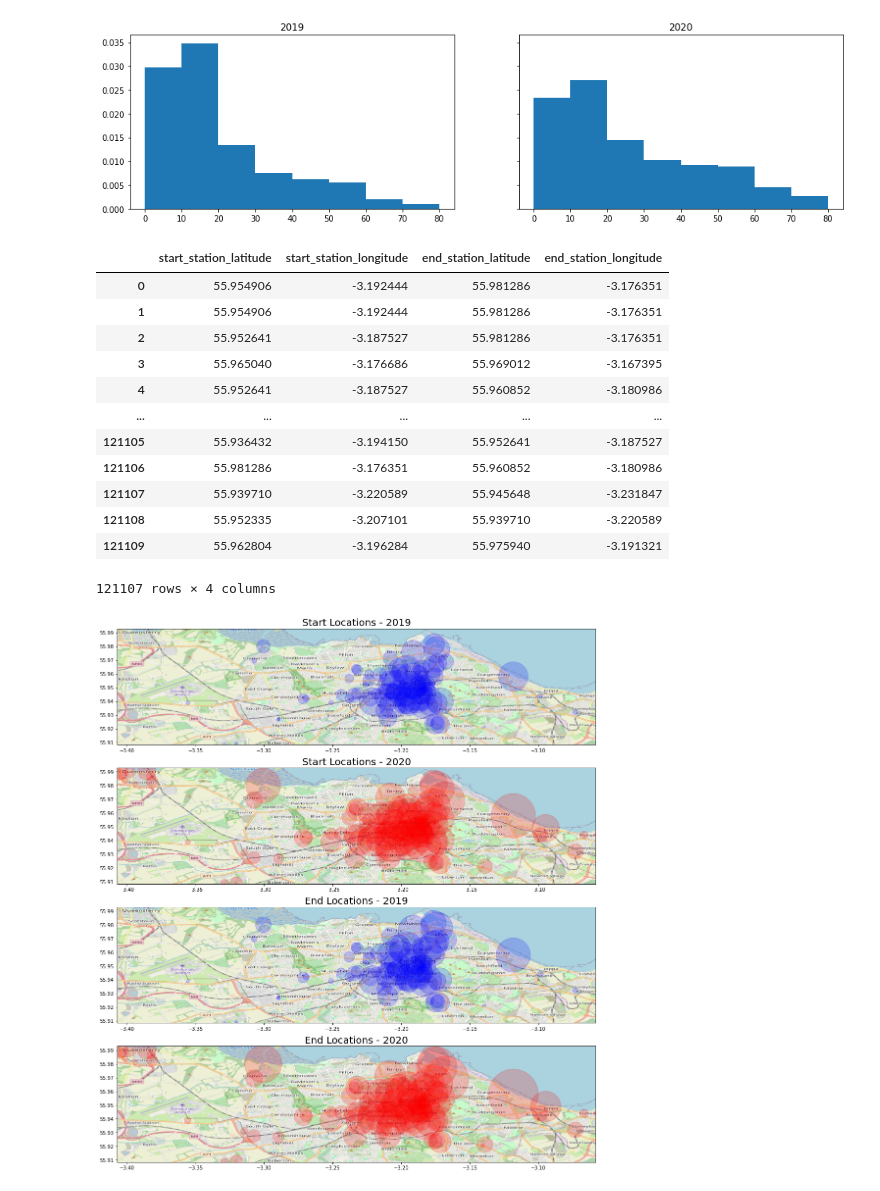
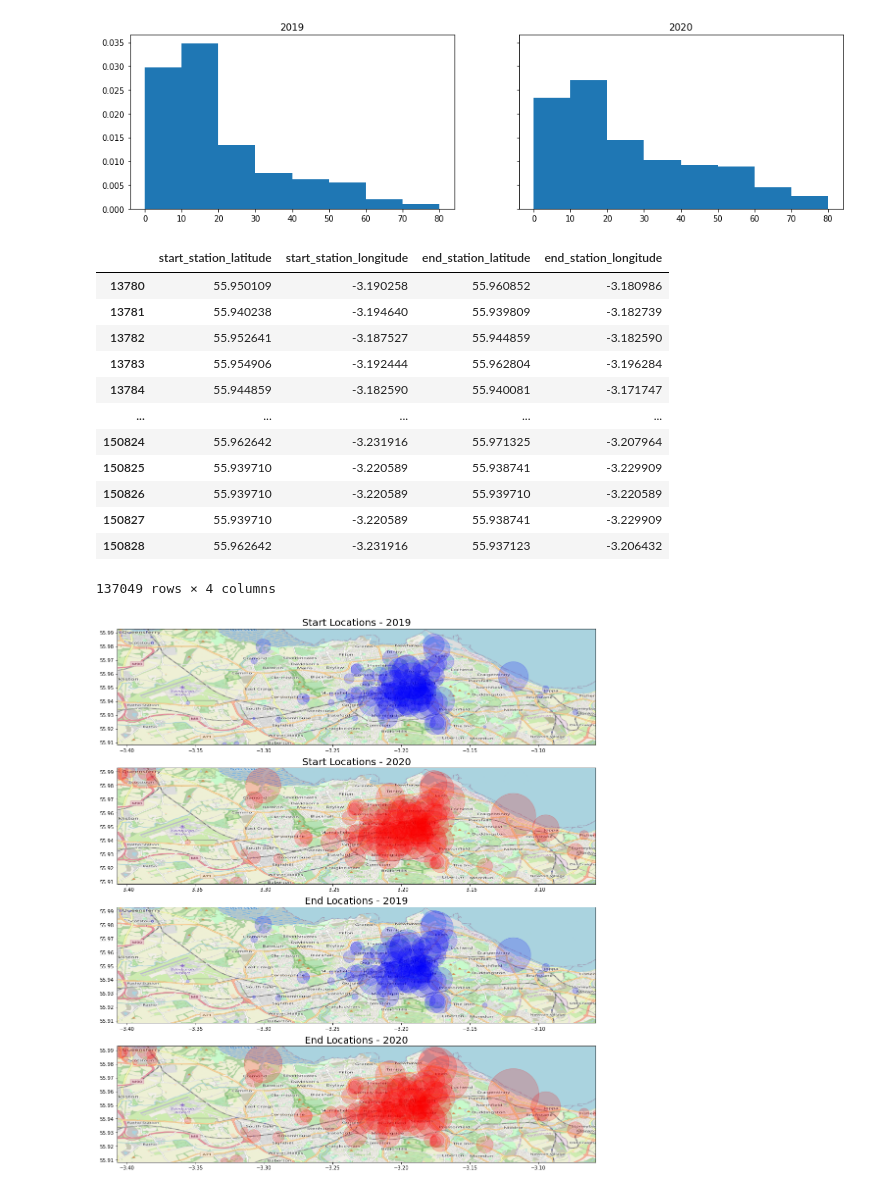
Before and after one commit to Inf2-FDS-2020-2021/final-project-apaj, a Jupyter notebook: exploring.ipynb, the cells around one changed output. Drawn from its saved outputs; the diff is of its cells as text; code cells hidden in the pictures.

Commit message:
added pre and post covid sets

```diff
--- a/exploring.ipynb
+++ b/exploring.ipynb
@@ -62,6 +62,7 @@ if False:
 trips_2019 = pd.read_pickle('datasets/trips_2019.pkl')
 trips_2020 = pd.read_pickle('datasets/trips_2020.pkl')
 trips_2021 = pd.read_pickle('datasets/trips_2021.pkl')
+all_trips = pd.concat([trips_2019, trips_2020, trips_2021], ignore_index=True)
 # %%
 trips_2021
 # %% [output]
@@ -129,0 +147,21 @@ plt.show()
+# %%
+# Creating 12 month long pre and post pandemic datasets. Lockdown started on 24th March.
+# pre_covid will contain trips from 25th March 2019 to 24th March 2020
+# post_coivd will contain trips from 25th March 2020 to 24th March 2021 *TODO, refresh when it gets to that time*
+
+timeline = {
+    'pre_covid_start' : pd.to_datetime('2019-03-25'),
+    'pre_covid_end'   : pd.to_datetime('2020-03-24'),
+    'post_covid_start': pd.to_datetime('2020-03-25'),
+    'post_covid_end'  : pd.to_datetime('2021-03-24')
+}
+
+pre_covid_time = ((all_trips.started_at.dt.date >= timeline['pre_covid_start'])
+                 & (all_trips.started_at.dt.date <= timeline['pre_covid_end']))
+post_covid_time = ((all_trips.started_at.dt.date >= timeline['post_covid_start'])
+                  & (all_trips.started_at.dt.date <= timeline['post_covid_end']))
+
+pre_covid = all_trips[pre_covid_time]
+post_covid = all_trips[post_covid_time]
+display(pre_covid)
+display(post_covid)
@@ -227,7 +292,7 @@ Text(0.5, 1.0, '2020')
 # be the exact same location that has just been updated, but even if its not it
 # still makes sense to do this for fair comparison).
 
-trips_2019 = trips_2019[trips_2019.end_station_latitude > 55] # first removing the 3 trips that end in Liverpool
+pre_covid = pre_covid[pre_covid.end_station_latitude > 55] # first removing the 3 trips that end in Liverpool
 
 def get_unique_coordinates(trips):
     starts = set(zip(trips.start_station_latitude, trips.start_station_longitude))
@@ -235,11 +300,11 @@ def get_unique_coordinates(trips):
     unique = starts | ends
     return list(unique)
 
-coordinates_2019 = get_unique_coordinates(trips_2019)
-coordinates_2020 = get_unique_coordinates(trips_2020)
+coordinates_2019 = get_unique_coordinates(pre_covid)
+coordinates_2020 = get_unique_coordinates(post_covid)
 
 columns = ['start_station_latitude', 'start_station_longitude', 'end_station_latitude', 'end_station_longitude']
-trips_2019_replaced = trips_2019[columns]
+pre_covid_replaced = pre_covid[columns]
 
 def find_closest_coordinate(coordinate, valid_coordinates):
 
@@ -262,24 +327,24 @@ for coordinate in coordinates_2019:
         new_start = {'start_station_latitude': closest[0], 'start_station_longitude': closest[1]}
         old_end = {'end_station_latitude': coordinate[0], 'end_station_longitude': coordinate[1]}
         new_end = {'end_station_latitude': closest[0], 'end_station_longitude': closest[1]}
-        trips_2019_replaced = trips_2019_replaced.replace(old_start, new_start)
-        trips_2019_replaced = trips_2019_replaced.replace(old_end, new_end)
+        pre_covid_replaced = pre_covid_replaced.replace(old_start, new_start)
+        pre_covid_replaced = pre_covid_replaced.replace(old_end, new_end)
 
-trips_2019_replaced
+pre_covid_replaced
 # %% [output]
 |  | start_station_latitude | start_station_longitude | end_station_latitude | end_station_longitude |
-| 0 | 55.954906 | -3.192444 | 55.981286 | -3.176351 |
-| 1 | 55.954906 | -3.192444 | 55.981286 | -3.176351 |
-| 2 | 55.952641 | -3.187527 | 55.981286 | -3.176351 |
-| 3 | 55.965040 | -3.176686 | 55.969012 | -3.167395 |
-| 4 | 55.952641 | -3.187527 | 55.960852 | -3.180986 |
+| 13780 | 55.950109 | -3.190258 | 55.960852 | -3.180986 |
+| 13781 | 55.940238 | -3.194640 | 55.939809 | -3.182739 |
+| 13782 | 55.952641 | -3.187527 | 55.944859 | -3.182590 |
+| 13783 | 55.954906 | -3.192444 | 55.962804 | -3.196284 |
+| 13784 | 55.944859 | -3.182590 | 55.940081 | -3.171747 |
 | ... | ... | ... | ... | ... |
-| 121105 | 55.936432 | -3.194150 | 55.952641 | -3.187527 |
-| 121106 | 55.981286 | -3.176351 | 55.960852 | -3.180986 |
-| 121107 | 55.939710 | -3.220589 | 55.945648 | -3.231847 |
-| 121108 | 55.952335 | -3.207101 | 55.939710 | -3.220589 |
-| 121109 | 55.962804 | -3.196284 | 55.975940 | -3.191321 |
+| 150824 | 55.962642 | -3.231916 | 55.971325 | -3.207964 |
+| 150825 | 55.939710 | -3.220589 | 55.938741 | -3.229909 |
+| 150826 | 55.939710 | -3.220589 | 55.939710 | -3.220589 |
+| 150827 | 55.939710 | -3.220589 | 55.938741 | -3.229909 |
+| 150828 | 55.962642 | -3.231916 | 55.937123 | -3.206432 |
-121107 rows × 4 columns
+137049 rows × 4 columns
 # %%
 # Heat map -- want to create a map of Edinburgh where we plot all bike locations with a dot representative of how
 # many trips were made there each year
@@ -290,10 +355,10 @@ def get_location_info(trips, pos):
     locs.columns = ['latitude', 'longitude', 'counts']
     return locs
 
-starts_2019 = get_location_info(trips_2019_replaced, 'start')
-ends_2019   = get_location_info(trips_2019_replaced, 'end')
-starts_2020 = get_location_info(trips_2020, 'start')
-ends_2020   = get_location_info(trips_2020, 'end')
+starts_2019 = get_location_info(pre_covid_replaced, 'start')
+ends_2019   = get_location_info(pre_covid_replaced, 'end')
+starts_2020 = get_location_info(post_covid, 'start')
+ends_2020   = get_location_info(post_covid, 'end')
 
 # recievie min and max lat and long for determining size of map we need
 map_size = {'min_long': float('inf'), 'max_long': float('-inf'), 'min_lat': float('inf'), 'max_lat': float('-inf')}
@@ -316,34 +381,34 @@ fig, axs = plt.subplots(4, 1, figsize=(60, 20))
 alpha = 0.2
 title_size = 20
 
 for i in range(4):
     axs[i].set_xlim(map_size['min_long'], map_size['max_long'])
     axs[i].set_ylim(map_size['min_lat'], map_size['max_lat'])
     axs[i].imshow(edinburgh_map, zorder=0, extent=map_size.values(), aspect='equal')
 
 axs[0].scatter(starts_2019.longitude, starts_2019.latitude, s=starts_2019.counts, alpha=alpha, c='b')
 axs[0].set_title('Start Locations - 2019', fontsize=title_size)
 
 axs[1].scatter(starts_2020.longitude, starts_2020.latitude, s=starts_2020.counts, alpha=alpha, c='r')
 axs[1].set_title('Start Locations - 2020', fontsize=title_size)
 
 axs[2].scatter(ends_2019.longitude, ends_2019.latitude, s=ends_2019.counts, alpha=alpha, c='b')
 axs[2].set_title('End Locations - 2019', fontsize=title_size)
 
 axs[3].scatter(ends_2020.longitude, ends_2020.latitude, s=ends_2020.counts, alpha=alpha, c='r')
 axs[3].set_title('End Locations - 2020', fontsize=title_size)
 
 
 plt.show()
 
 # Things we can potentially add:
 # * Percentage increase in some of popular rural areas -- are these percentage increases greater than the
 #   percentage increases for locations in the city.
 # * Check whether the locations in top left existed in 2019 (I'm guessing they didn't rather than no one using them.)
 #   - we could do all our comparisons based on only locations that were shared across both years.
 # * Experiment with both on same map
 # %% [output]
-[figure, old version]
+[figure, new version]
 # %%
 # Look at the average increase per location as we need to take into account the general increase in bike usage
 # Then look at the percentage increase of the outer more scenic locations.
```
Also changed, not shown: parts of 4 cells of this notebook.
